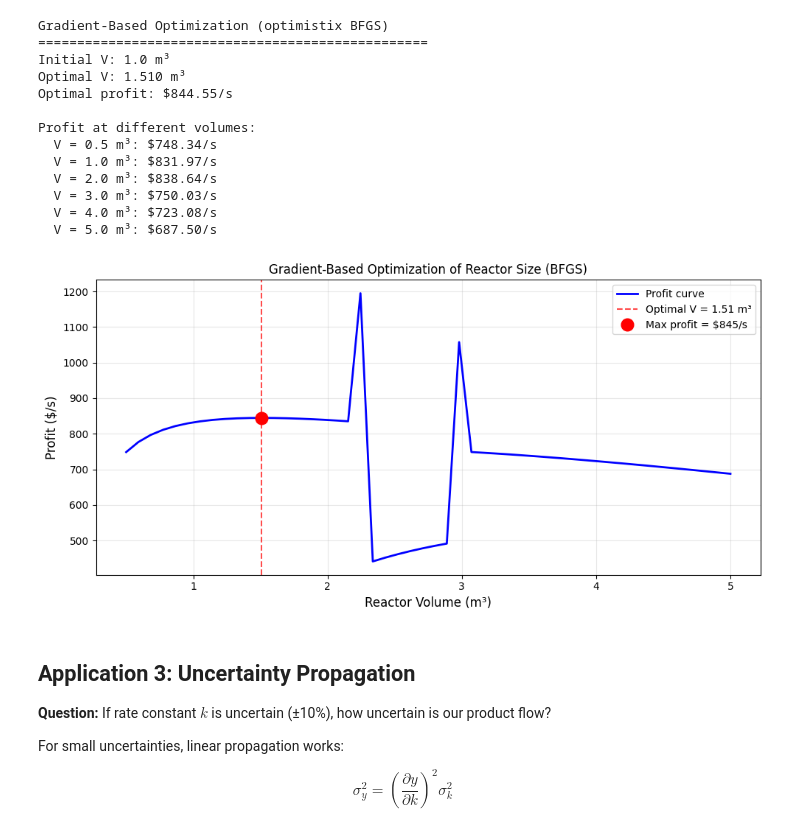
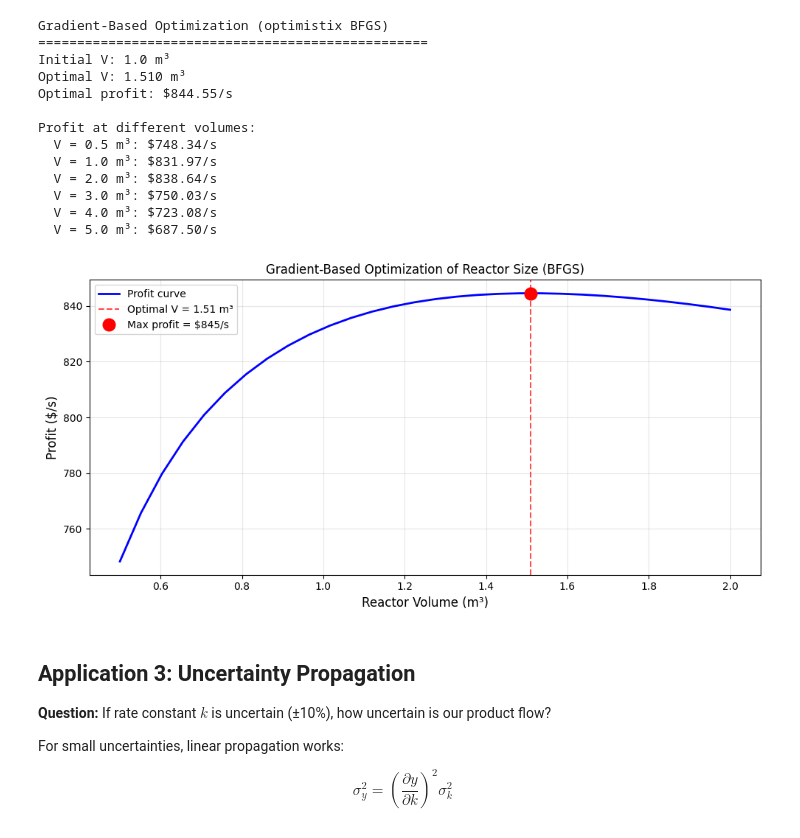
Before and after one commit to jkitchin/differentiable-flowsheets, a Jupyter notebook: about-flowsheets/00k_why_differentiable_flowsheets.ipynb, the cells around one changed output. Cells and saved outputs as stored; diff of their text form; code cells hidden in the pictures.

```diff
--- a/about-flowsheets/00k_why_differentiable_flowsheets.ipynb
+++ b/about-flowsheets/00k_why_differentiable_flowsheets.ipynb
@@ -320,21 +392,22 @@ Profit at different volumes:
   V = 5.0 m³: $687.50/s
 # %%
 # Visualize the profit curve and optimal point
-V_range = np.linspace(0.5, 5.0, 50)
+# Note: We limit the range to where the recycle loop converges reliably
+V_range = np.linspace(0.5, 2.0, 30)
 profits = [-float(objective(jnp.array([V]), (params, fresh_feed))) for V in V_range]
 
 fig, ax = plt.subplots(figsize=(10, 5))
 ax.plot(V_range, profits, 'b-', linewidth=2, label='Profit curve')
 ax.axvline(x=float(V_optimal), color='r', linestyle='--', alpha=0.7, label=f'Optimal V = {float(V_optimal):.2f} m³')
 ax.plot(float(V_optimal), float(profit_optimal), 'ro', markersize=12, label=f'Max profit = ${float(profit_optimal):.0f}/s')
 ax.set_xlabel('Reactor Volume (m³)', fontsize=12)
 ax.set_ylabel('Profit ($/s)', fontsize=12)
 ax.set_title('Gradient-Based Optimization of Reactor Size (BFGS)', fontsize=12)
 ax.legend()
 ax.grid(True, alpha=0.3)
 plt.tight_layout()
 # %% [output]
-[figure, old version]
+[figure, new version]
 # %% [markdown]
 ## Application 3: Uncertainty Propagation
 
```
Also changed, not shown: parts of 3 cells of this notebook.
